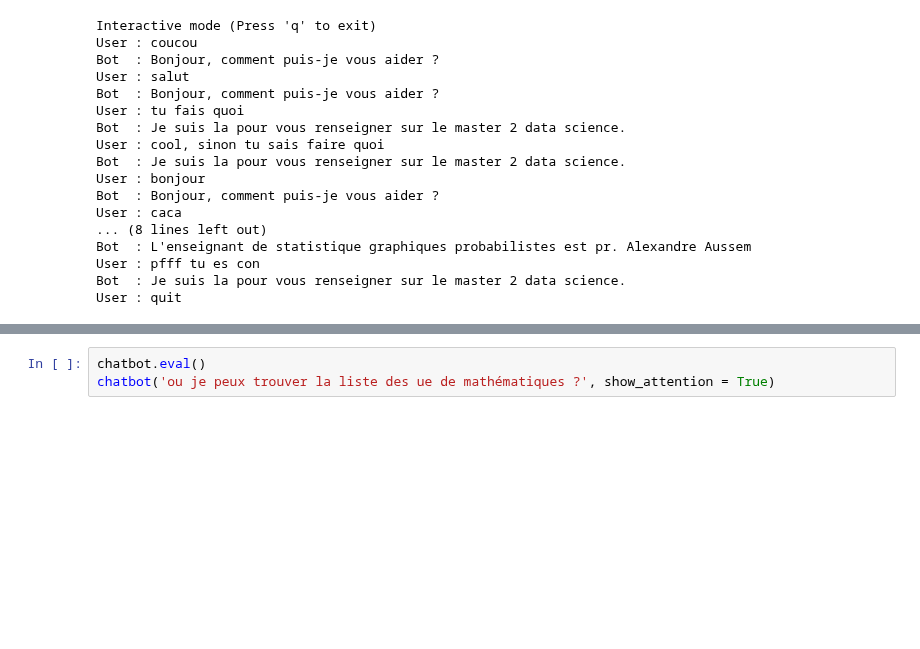
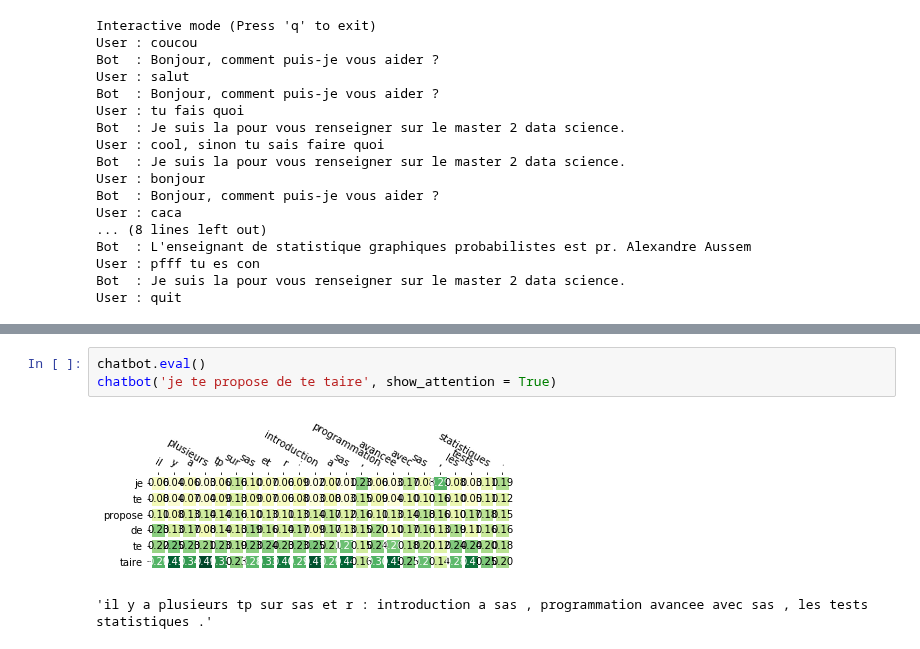
Before and after one commit to JBAujogue/RNN-playground, a Jupyter notebook: Deep Learning for NLP II - 2 Machine Translation.ipynb, the cells around one changed output, grey strips where cells are left out. Drawn from its saved outputs; the diff is of its cells as text; blank space fills up the shorter version.

```diff
--- a/Deep Learning for NLP II - 2 Machine Translation.ipynb
+++ b/Deep Learning for NLP II - 2 Machine Translation.ipynb
@@ -927,4 +897,7 @@ chatbot('quelles sont les ue de mathématiques ?', show_attention = True)
 'le master comprend les cours de mathematiques suivant : listcoursmath'
 # %%
 chatbot.eval()
-chatbot('ou je peux trouver la liste des ue de mathématiques ?', show_attention = True)
+chatbot('je te propose de te taire', show_attention = True)
+# %% [output]
+[figure, added]
+'il y a plusieurs tp sur sas et r : introduction a sas , programmation avancee avec sas , les tests statistiques .'
```
Also changed, not shown: parts of 10 cells of this notebook, 2 other files.
